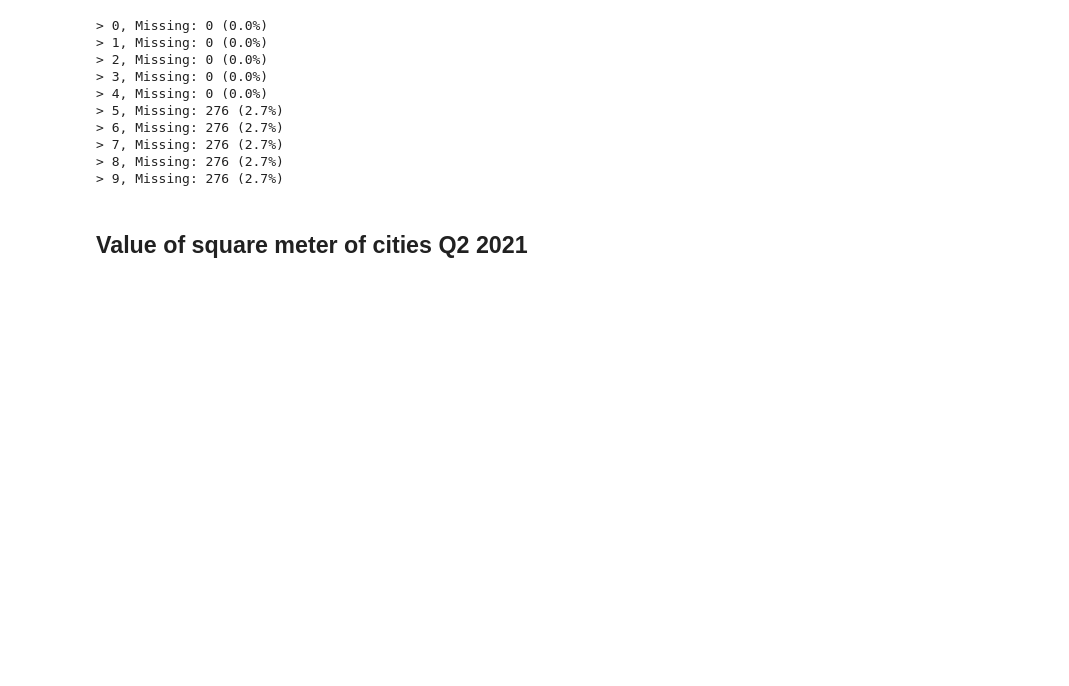
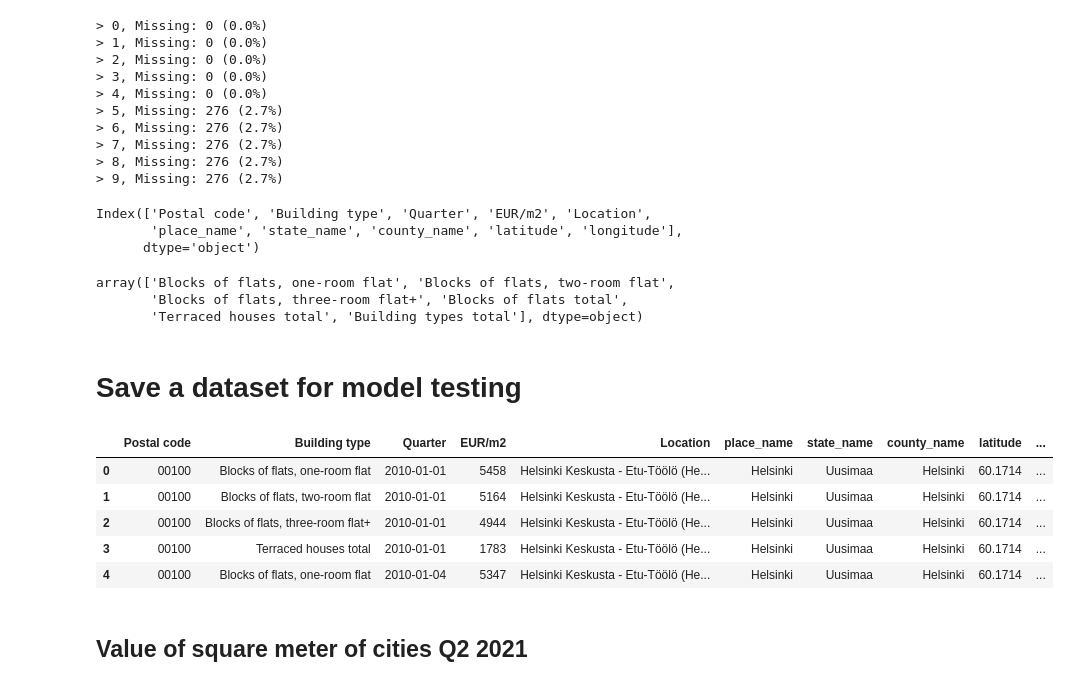
Before and after one commit to atreyaray/OP-Forecasting-Future-House-Prices, a Jupyter notebook: notebooks/Ken Folder/Data_preparation (Ken).ipynb, the cells around one changed output. Saved outputs shown, nothing was run; the diff lists cells and outputs as text; code cells hidden in the pictures; blank space fills up the shorter version.

```diff
--- a/notebooks/Ken Folder/Data_preparation (Ken).ipynb
+++ b/notebooks/Ken Folder/Data_preparation (Ken).ipynb
@@ -288,3 +288,32 @@ for i in range(df_merge.shape[1]):
 > 7, Missing: 276 (2.7%)
 > 8, Missing: 276 (2.7%)
 > 9, Missing: 276 (2.7%)
+# %%
+df_merge.columns
+# %% [output]
+Index(['Postal code', 'Building type', 'Quarter', 'EUR/m2', 'Location',
+       'place_name', 'state_name', 'county_name', 'latitude', 'longitude'],
+      dtype='object')
+# %%
+df_merge["Building type"].unique()
+# %% [output]
+array(['Blocks of flats, one-room flat', 'Blocks of flats, two-room flat',
+       'Blocks of flats, three-room flat+', 'Blocks of flats total',
+       'Terraced houses total', 'Building types total'], dtype=object)
+# %% [markdown]
+# Save a dataset for model testing
+# %%
+wanted_columns = ['Postal code', 'Building type', 'Quarter', 'EUR/m2',
+                  'county_name', 'latitude', 'longitude']
+not_wanted_building_types = ['Building types total','Blocks of flats total']
+df_only_houses = df_merge[~df_merge["Building type"].isin(not_wanted_building_types)].reset_index(drop=True)
+df_only_houses["EUR/m2"] = df_only_houses["EUR/m2"].astype(int)
+# %%
+df_only_houses.head()
+# %% [output]
+|  | Postal code | Building type | Quarter | EUR/m2 | Location | place_name | state_name | county_name | latitude | ... |
+| 0 | 00100 | Blocks of flats, one-room flat | 2010-01-01 | 5458 | Helsinki Keskusta - Etu-Töölö (He... | Helsinki | Uusimaa | Helsinki | 60.1714 | ... |
+| 1 | 00100 | Blocks of flats, two-room flat | 2010-01-01 | 5164 | Helsinki Keskusta - Etu-Töölö (He... | Helsinki | Uusimaa | Helsinki | 60.1714 | ... |
+| 2 | 00100 | Blocks of flats, three-room flat+ | 2010-01-01 | 4944 | Helsinki Keskusta - Etu-Töölö (He... | Helsinki | Uusimaa | Helsinki | 60.1714 | ... |
+| 3 | 00100 | Terraced houses total | 2010-01-01 | 1783 | Helsinki Keskusta - Etu-Töölö (He... | Helsinki | Uusimaa | Helsinki | 60.1714 | ... |
+| 4 | 00100 | Blocks of flats, one-room flat | 2010-01-04 | 5347 | Helsinki Keskusta - Etu-Töölö (He... | Helsinki | Uusimaa | Helsinki | 60.1714 | ... |
```
Also changed, not shown: parts of 1 cell of this notebook, 1 other file.
